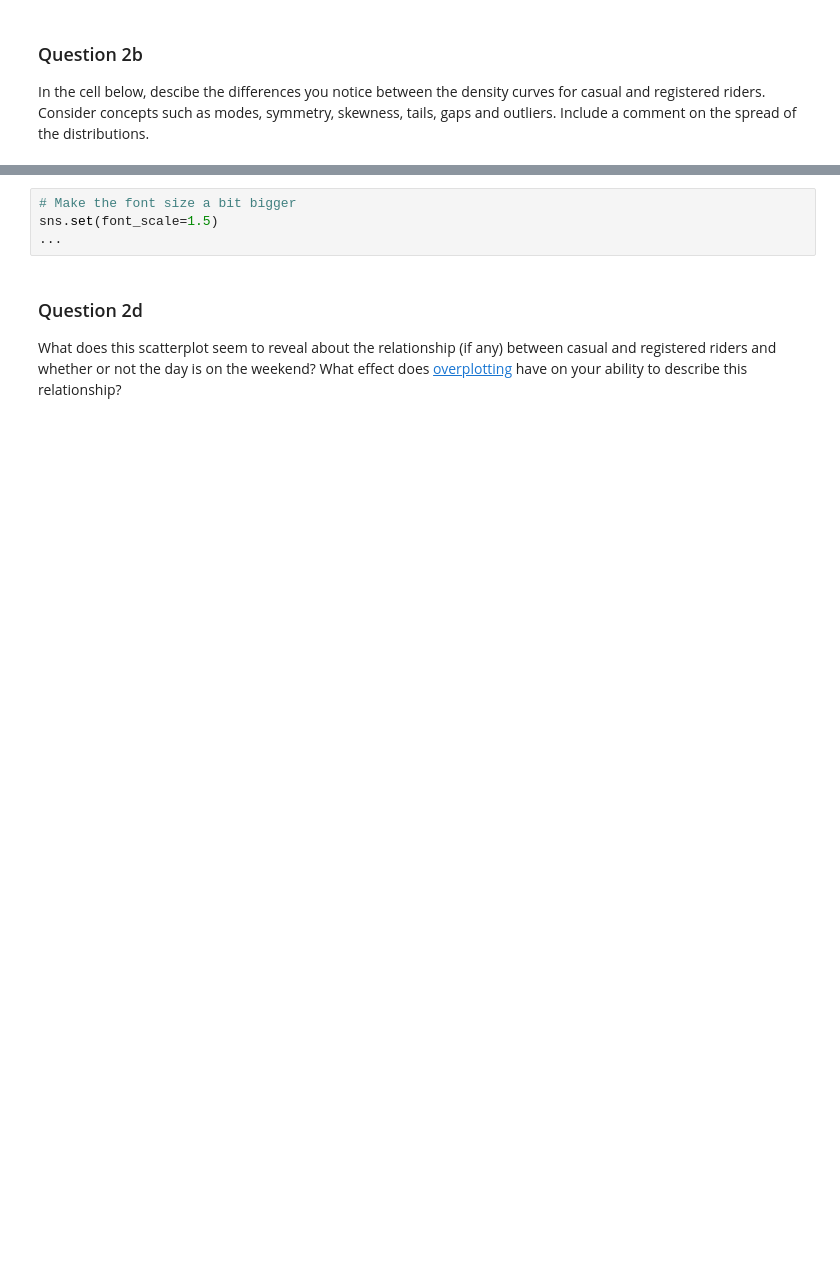
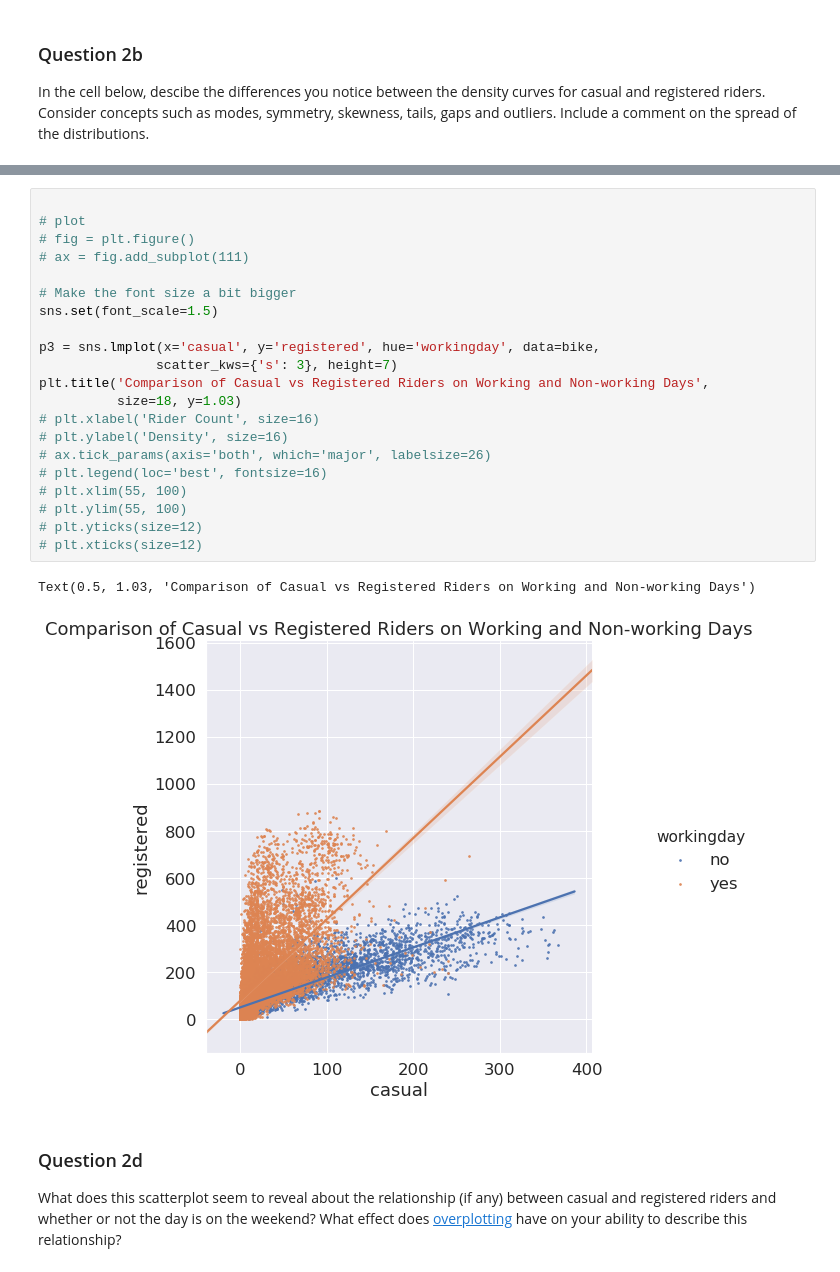
Before and after one commit to zhugeyicixin/DataSci200, a Jupyter notebook: hw/hw2/hw2.ipynb, the cells around one changed output, grey strips where cells are left out. Drawn from its saved outputs; the diff is of its cells as text; blank space fills up the shorter version.

```diff
--- a/hw/hw2/hw2.ipynb
+++ b/hw/hw2/hw2.ipynb
@@ -274,10 +385,30 @@ points: 2
 manual: true
 -->
 <!-- EXPORT TO PDF -->
-# %%
-# Make the font size a bit bigger
-sns.set(font_scale=1.5)
-...
+# %%
+
+# plot
+# fig = plt.figure()
+# ax = fig.add_subplot(111)
+
+# Make the font size a bit bigger
+sns.set(font_scale=1.5)
+
+p3 = sns.lmplot(x='casual', y='registered', hue='workingday', data=bike,
+               scatter_kws={'s': 3}, height=7)
+plt.title('Comparison of Casual vs Registered Riders on Working and Non-working Days',
+          size=18, y=1.03)
+# plt.xlabel('Rider Count', size=16)
+# plt.ylabel('Density', size=16)
+# ax.tick_params(axis='both', which='major', labelsize=26)
+# plt.legend(loc='best', fontsize=16)
+# plt.xlim(55, 100)
+# plt.ylim(55, 100)
+# plt.yticks(size=12)
+# plt.xticks(size=12)
+# %% [output]
+Text(0.5, 1.03, 'Comparison of Casual vs Registered Riders on Working and Non-working Days')
+[figure, added]
 # %% [markdown]
 ### Question 2d
 
```
Also changed, not shown: parts of 44 cells of this notebook.
